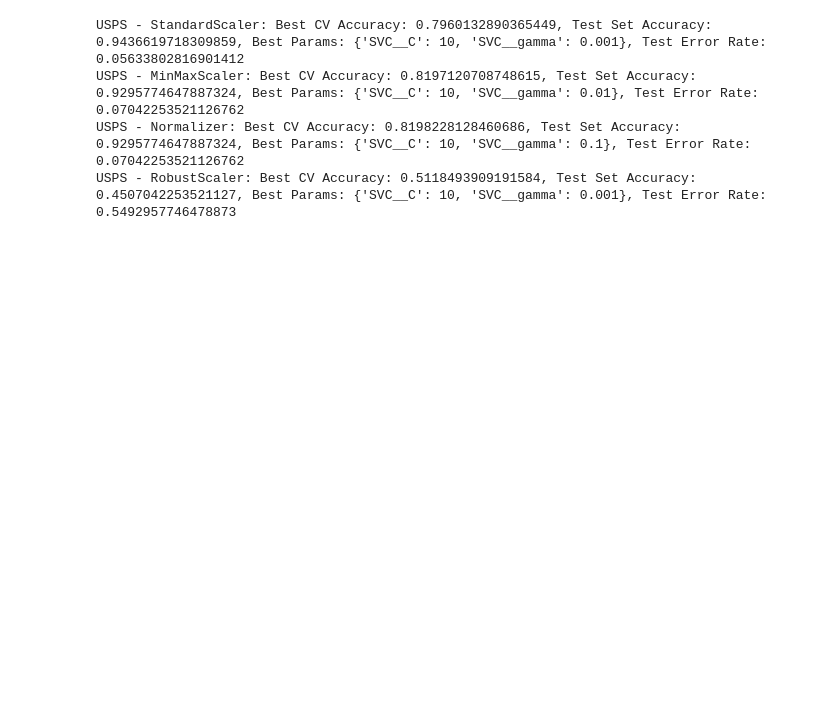
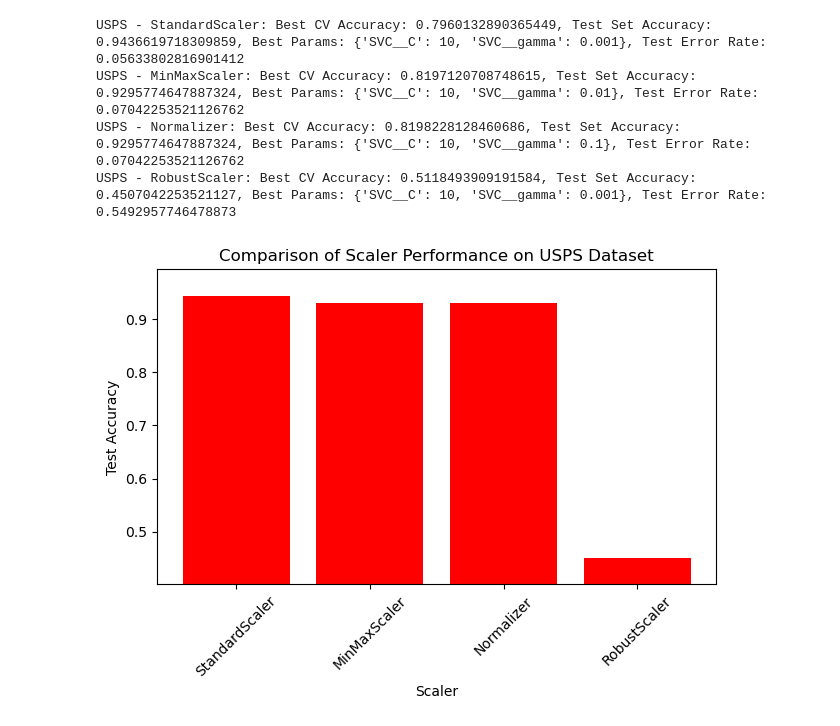
Before and after one commit to KoriKosmos/CS5920_Labs, a Jupyter notebook: CS3920_A2.ipynb, the cells around one changed output. Cells and saved outputs as stored; diff of their text form; code cells hidden in the pictures; blank space fills up the shorter version.

```diff
--- a/CS3920_A2.ipynb
+++ b/CS3920_A2.ipynb
@@ -83,3 +140,24 @@ USPS - StandardScaler: Best CV Accuracy: 0.7960132890365449, Test Set Accuracy:
 USPS - MinMaxScaler: Best CV Accuracy: 0.8197120708748615, Test Set Accuracy: 0.9295774647887324, Best Params: {'SVC__C': 10, 'SVC__gamma': 0.01}, Test Error Rate: 0.07042253521126762
 USPS - Normalizer: Best CV Accuracy: 0.8198228128460686, Test Set Accuracy: 0.9295774647887324, Best Params: {'SVC__C': 10, 'SVC__gamma': 0.1}, Test Error Rate: 0.07042253521126762
 USPS - RobustScaler: Best CV Accuracy: 0.5118493909191584, Test Set Accuracy: 0.4507042253521127, Best Params: {'SVC__C': 10, 'SVC__gamma': 0.001}, Test Error Rate: 0.5492957746478873
+# %%
+scaler_performance_usps = {
+    'StandardScaler': best_estimators_usps['StandardScaler'].score(X_test_usps, y_test_usps),
+    'MinMaxScaler': best_estimators_usps['MinMaxScaler'].score(X_test_usps, y_test_usps),
+    'Normalizer': best_estimators_usps['Normalizer'].score(X_test_usps, y_test_usps),
+    'RobustScaler': best_estimators_usps['RobustScaler'].score(X_test_usps, y_test_usps)
+}
+
+scalersplt_usps = list(scaler_performance_usps.keys())
+performance_usps = list(scaler_performance_usps.values())
+
+plt.bar(scalersplt_usps, performance_usps, color='red')
+plt.ylim([min(performance_usps) - 0.05, max(performance_usps) + 0.05])
+plt.xlabel('Scaler')
+plt.ylabel('Test Accuracy')
+plt.title('Comparison of Scaler Performance on USPS Dataset')
+plt.xticks(rotation=45)
+plt.tight_layout()
+plt.show()
+# %% [output]
+[figure, added]
```
Also changed, not shown: parts of 31 cells of this notebook.
